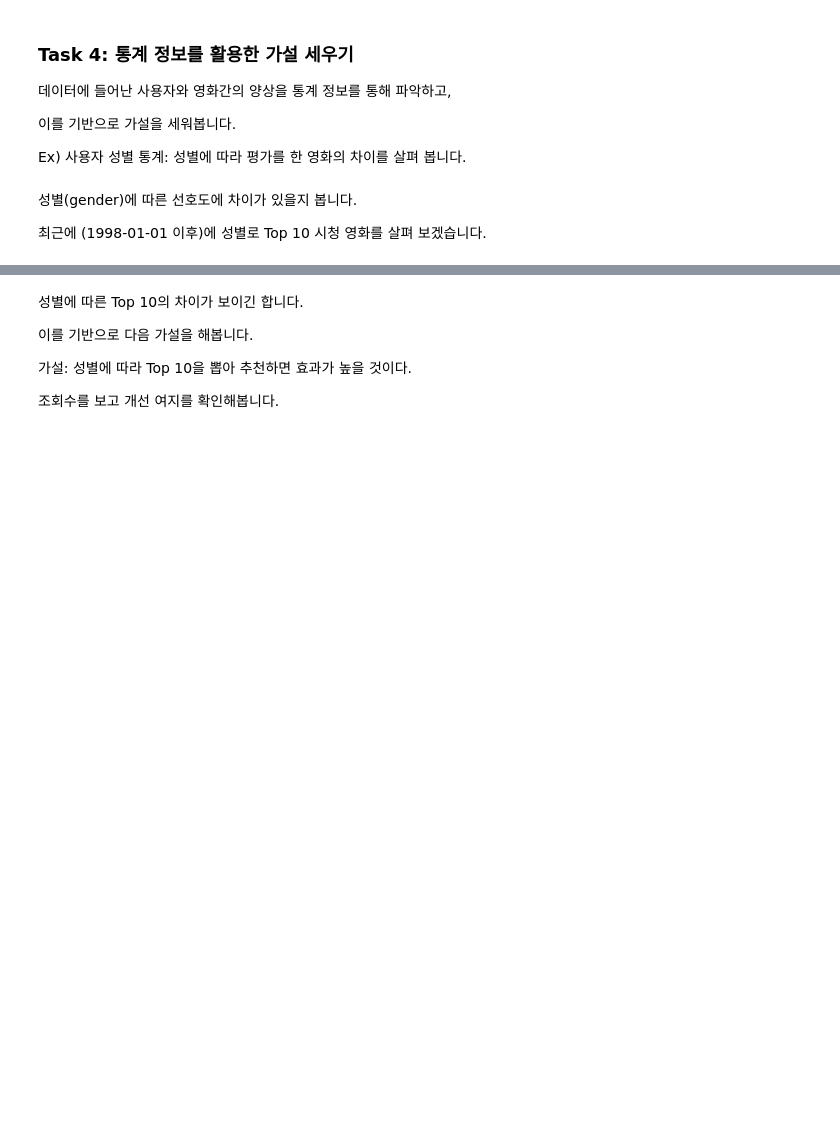
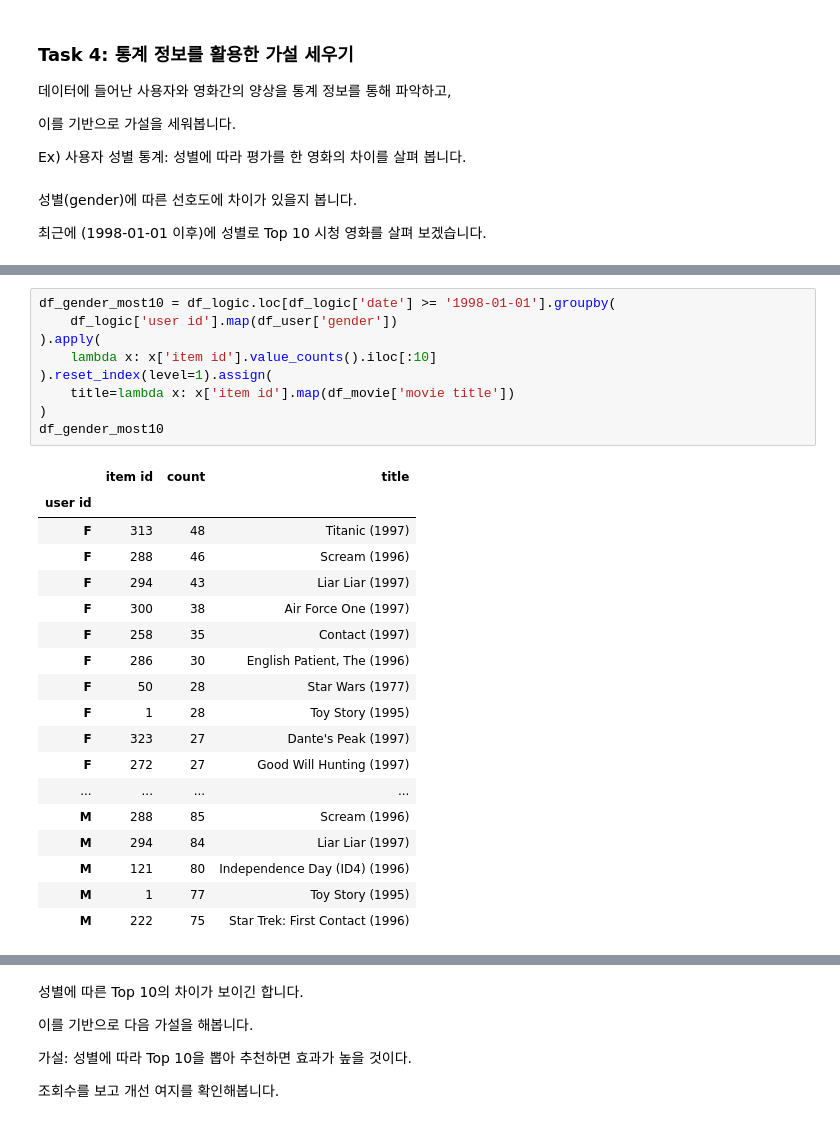
Before and after one commit to sunkusun9/rcmd_2506, a Jupyter notebook: 2.추천 시스템 개론.ipynb, the cells around one changed output, grey strips where cells are left out. Cells and saved outputs as stored; diff of their text form; blank space fills up the shorter version.

```diff
--- a/2.추천 시스템 개론.ipynb
+++ b/2.추천 시스템 개론.ipynb
@@ -512,3 +560,31 @@ Ex) 사용자 성별 통계: 성별에 따라 평가를 한 영화의 차이를
+# %%
+df_gender_most10 = df_logic.loc[df_logic['date'] >= '1998-01-01'].groupby(
+    df_logic['user id'].map(df_user['gender'])
+).apply(
+    lambda x: x['item id'].value_counts().iloc[:10]
+).reset_index(level=1).assign(
+    title=lambda x: x['item id'].map(df_movie['movie title'])
+)
+df_gender_most10
+# %% [output]
+|  | item id | count | title |
+| user id |  |  |  |
+| F | 313 | 48 | Titanic (1997) |
+| F | 288 | 46 | Scream (1996) |
+| F | 294 | 43 | Liar Liar (1997) |
+| F | 300 | 38 | Air Force One (1997) |
+| F | 258 | 35 | Contact (1997) |
+| F | 286 | 30 | English Patient, The (1996) |
+| F | 50 | 28 | Star Wars (1977) |
+| F | 1 | 28 | Toy Story (1995) |
+| F | 323 | 27 | Dante's Peak (1997) |
+| F | 272 | 27 | Good Will Hunting (1997) |
+| ... | ... | ... | ... |
+| M | 288 | 85 | Scream (1996) |
+| M | 294 | 84 | Liar Liar (1997) |
+| M | 121 | 80 | Independence Day (ID4) (1996) |
+| M | 1 | 77 | Toy Story (1995) |
+| M | 222 | 75 | Star Trek: First Contact (1996) |
 # %%
 # 최근(1998-01-01 이후)에 성별로 가장 많이 시청한 영화 타이틀을 10개씩 가져와 봅니다.
 df_gender_most10 = df_logic.loc[df_logic['date'] >= '1998-01-01'].groupby(
```
Also changed, not shown: parts of 20 cells of this notebook.
